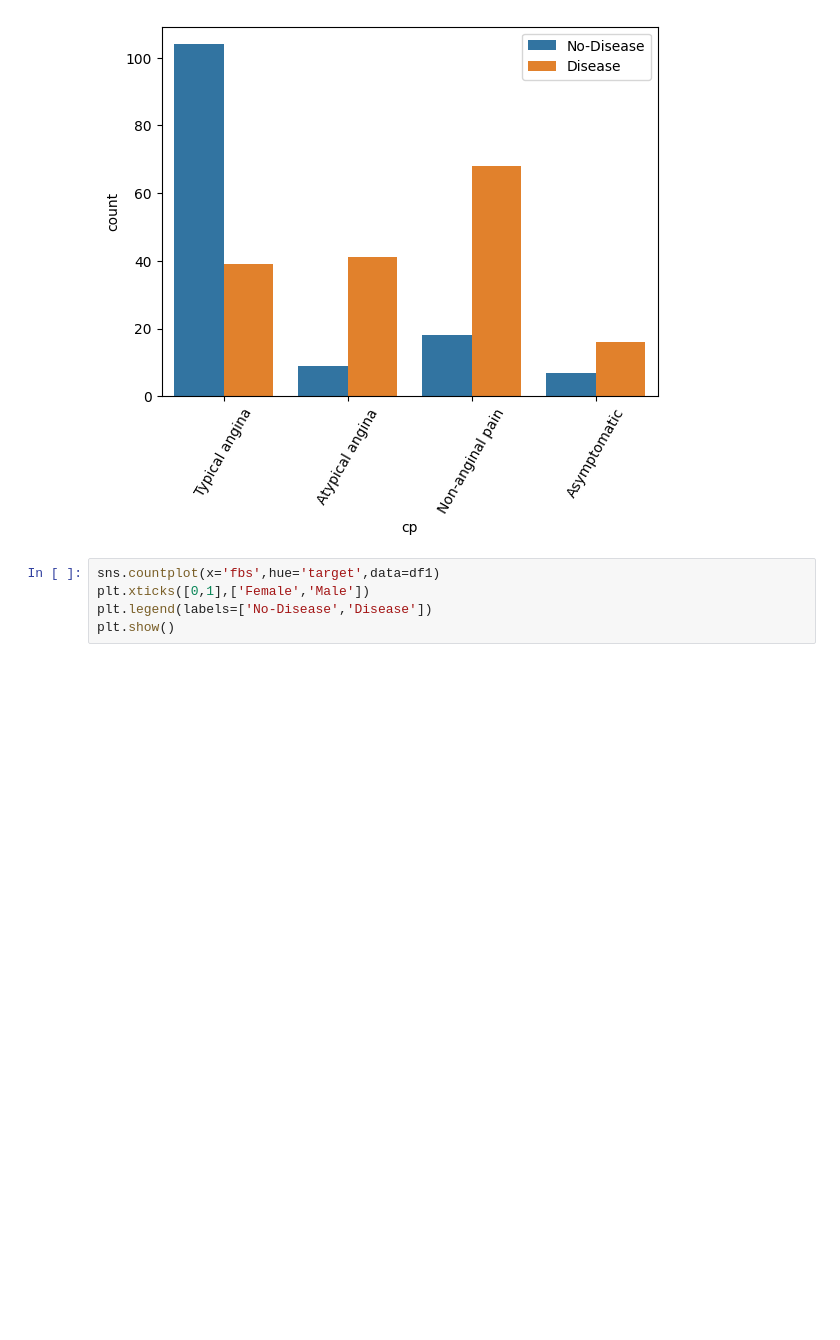
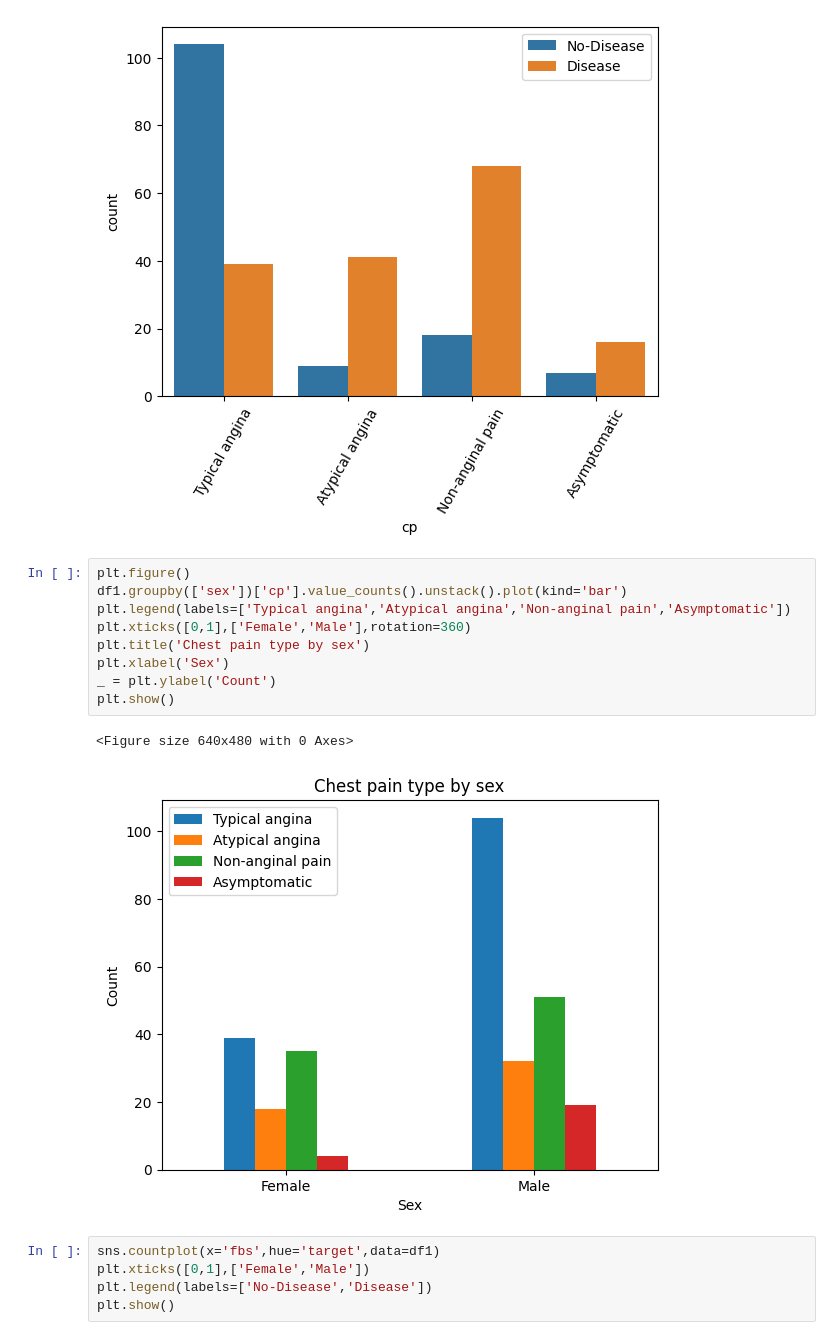
Before and after one commit to yash66gupta/Heart-disease-analysis, a Jupyter notebook: Heart_disease_data_analysis.ipynb, the cells around one changed output. Saved outputs shown, nothing was run; the diff lists cells and outputs as text; blank space fills up the shorter version.

```diff
--- a/Heart_disease_data_analysis.ipynb
+++ b/Heart_disease_data_analysis.ipynb
@@ -264,6 +264,18 @@ plt.legend(labels=['No-Disease','Disease'])
 plt.show()
 # %% [output]
 [figure]
+# %%
+plt.figure()
+df1.groupby(['sex'])['cp'].value_counts().unstack().plot(kind='bar')
+plt.legend(labels=['Typical angina','Atypical angina','Non-anginal pain','Asymptomatic'])
+plt.xticks([0,1],['Female','Male'],rotation=360)
+plt.title('Chest pain type by sex')
+plt.xlabel('Sex')
+_ = plt.ylabel('Count')
+plt.show()
+# %% [output]
+<Figure size 640x480 with 0 Axes>
+[figure, added]
 # %%
 sns.countplot(x='fbs',hue='target',data=df1)
 plt.xticks([0,1],['Female','Male'])
```
